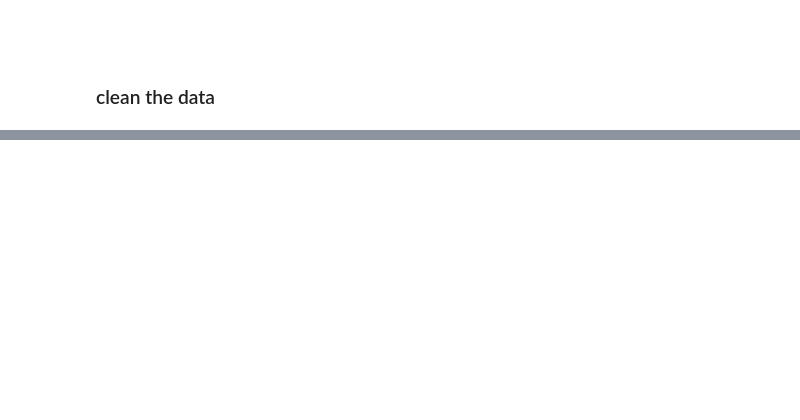
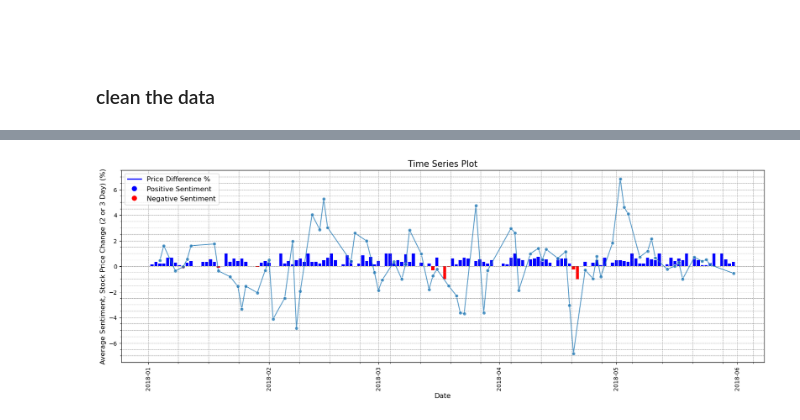
Before and after one commit to KaimiHuang/Quantifying-News-Sentiment-and-Its-Correlation-with-Stock-Price-Changes, a Jupyter notebook: main.ipynb, the cells around one changed output, grey strips where cells are left out. Saved outputs shown, nothing was run; the diff lists cells and outputs as text; code cells hidden in the pictures; blank space fills up the shorter version.

```diff
--- a/main.ipynb
+++ b/main.ipynb
@@ -145,0 +782,4 @@ memory usage: 3.5+ MB
+# %%
+c.get_timeseriesplot()
+# %% [output]
+[figure, added]
```
Also changed, not shown: parts of 68 cells of this notebook, 1 other file.
